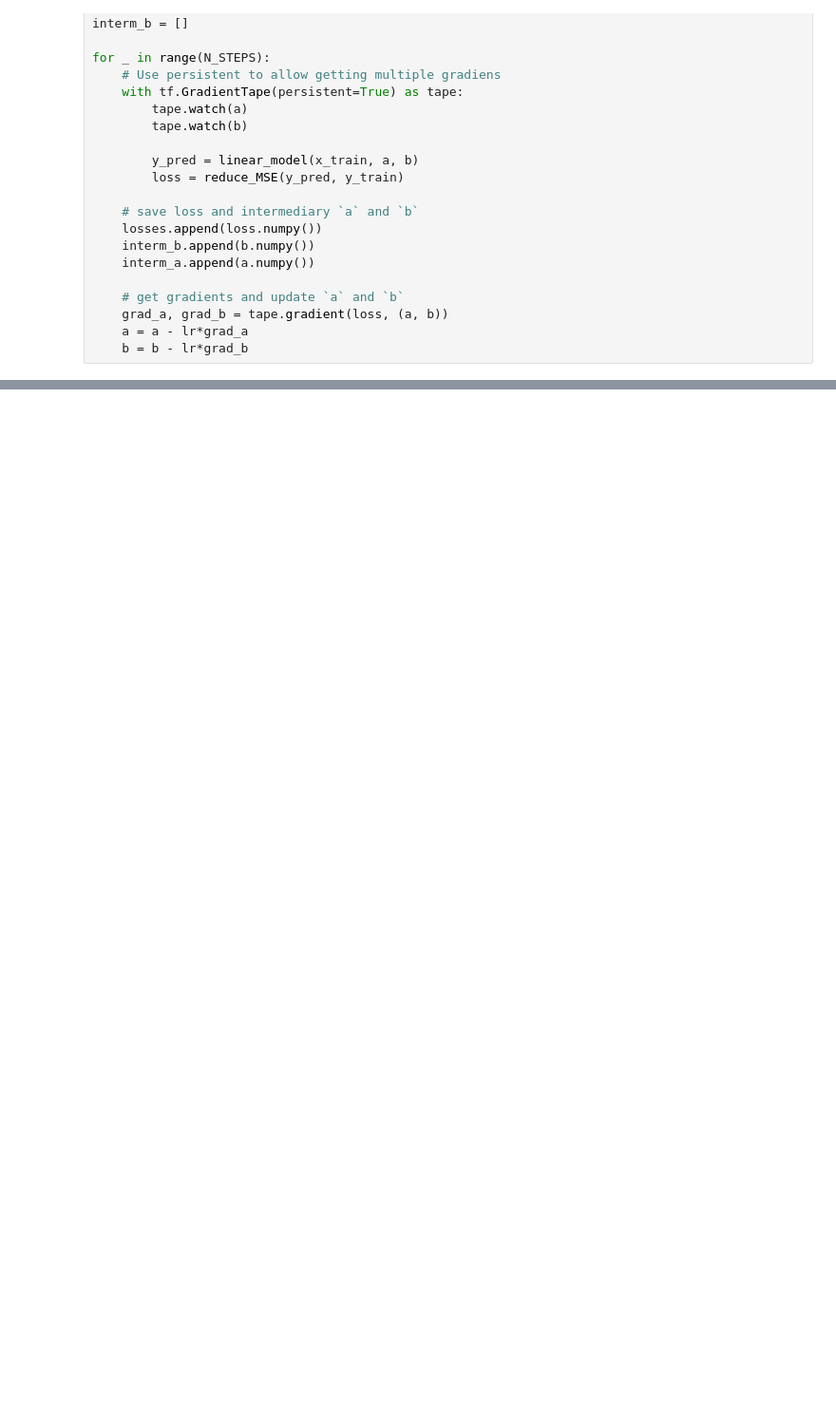
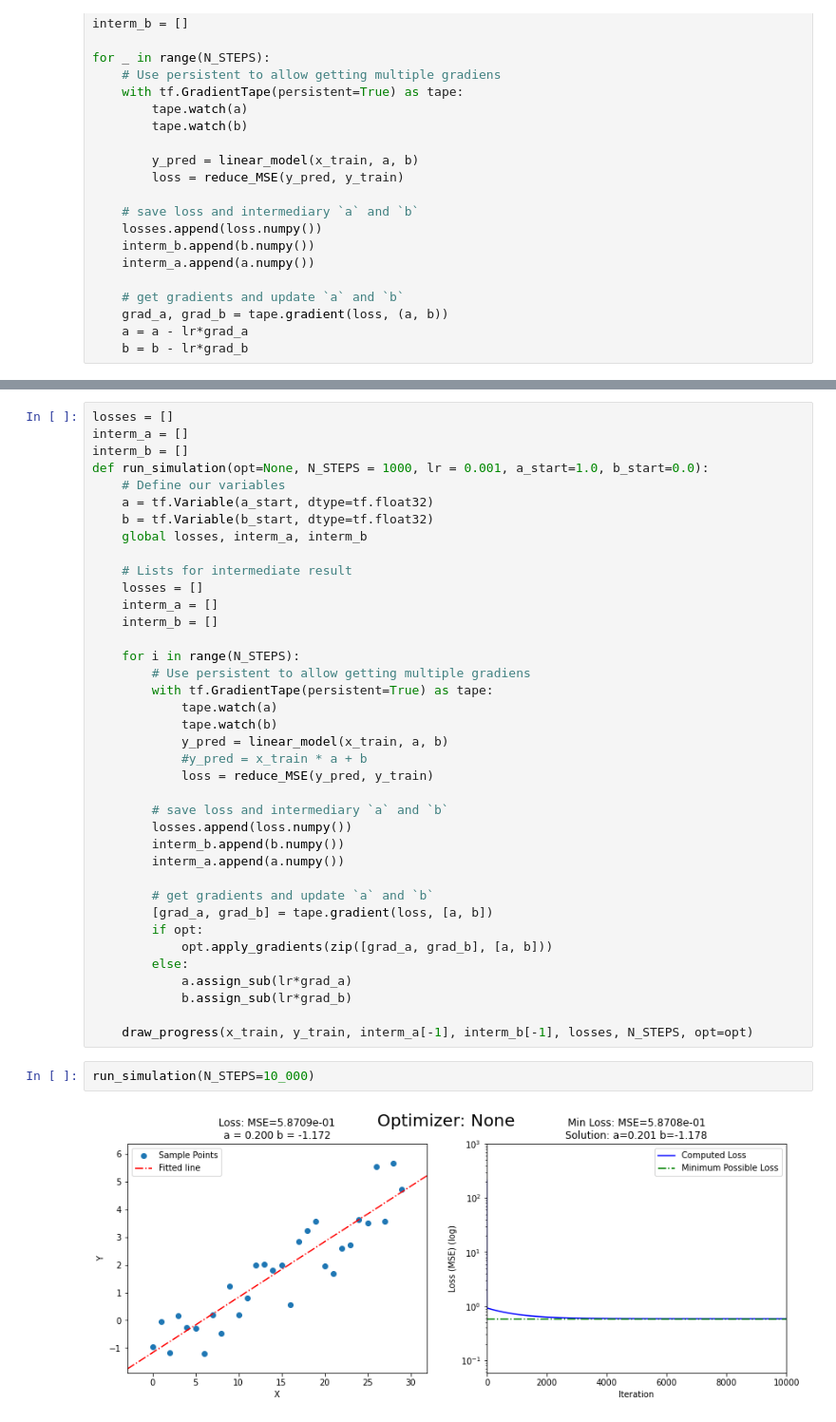
Before and after one commit to imdinu/onboarding-ml, a Jupyter notebook: 04. Tensorflow Intro/tensorflow-intro.ipynb, the cells around one changed output, grey strips where cells are left out. Shown at 95% size. Saved outputs shown, nothing was run; the diff lists cells and outputs as text; blank space fills up the shorter version.

```diff
--- a/04. Tensorflow Intro/tensorflow-intro.ipynb
+++ b/04. Tensorflow Intro/tensorflow-intro.ipynb
@@ -315,0 +387,42 @@ plt.yscale("log")
+# %%
+losses = []
+interm_a = []
+interm_b = []
+def run_simulation(opt=None, N_STEPS = 1000, lr = 0.001, a_start=1.0, b_start=0.0):
+    # Define our variables
+    a = tf.Variable(a_start, dtype=tf.float32)
+    b = tf.Variable(b_start, dtype=tf.float32)
+    global losses, interm_a, interm_b
+
+    # Lists for intermediate result
+    losses = []
+    interm_a = []
+    interm_b = []
+
+    for i in range(N_STEPS):
+        # Use persistent to allow getting multiple gradiens
+        with tf.GradientTape(persistent=True) as tape:
+            tape.watch(a)
+            tape.watch(b)
+            y_pred = linear_model(x_train, a, b)
+            #y_pred = x_train * a + b
+            loss = reduce_MSE(y_pred, y_train)
+
+        # save loss and intermediary `a` and `b`
+        losses.append(loss.numpy())
+        interm_b.append(b.numpy())
+        interm_a.append(a.numpy())
+
+        # get gradients and update `a` and `b`
+        [grad_a, grad_b] = tape.gradient(loss, [a, b])
+        if opt:
+            opt.apply_gradients(zip([grad_a, grad_b], [a, b]))
+        else:
+            a.assign_sub(lr*grad_a)
+            b.assign_sub(lr*grad_b)
+
+    draw_progress(x_train, y_train, interm_a[-1], interm_b[-1], losses, N_STEPS, opt=opt)
+# %%
+run_simulation(N_STEPS=10_000)
+# %% [output]
+[figure, added]
```
Also changed, not shown: parts of 8 cells of this notebook.
